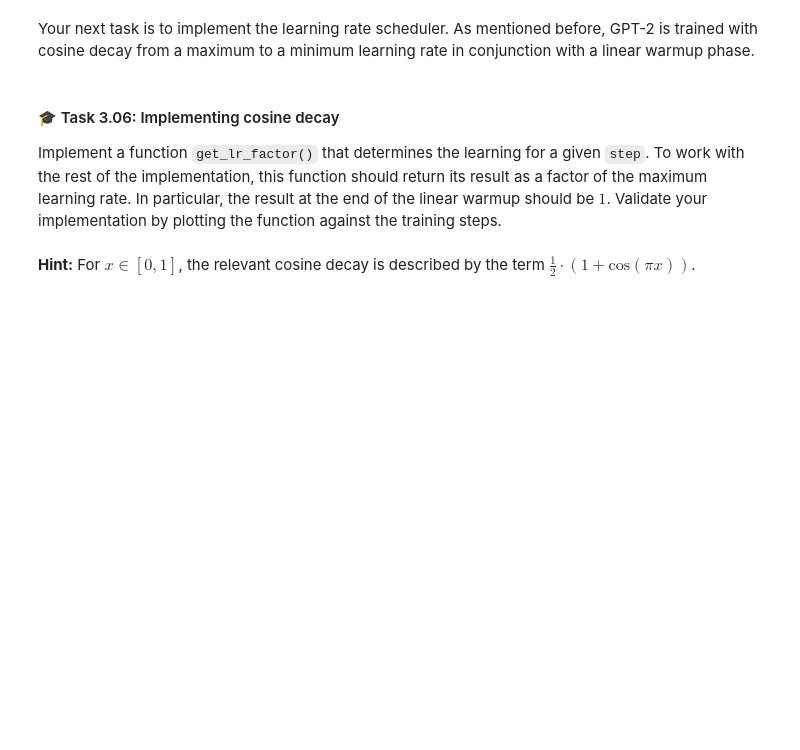
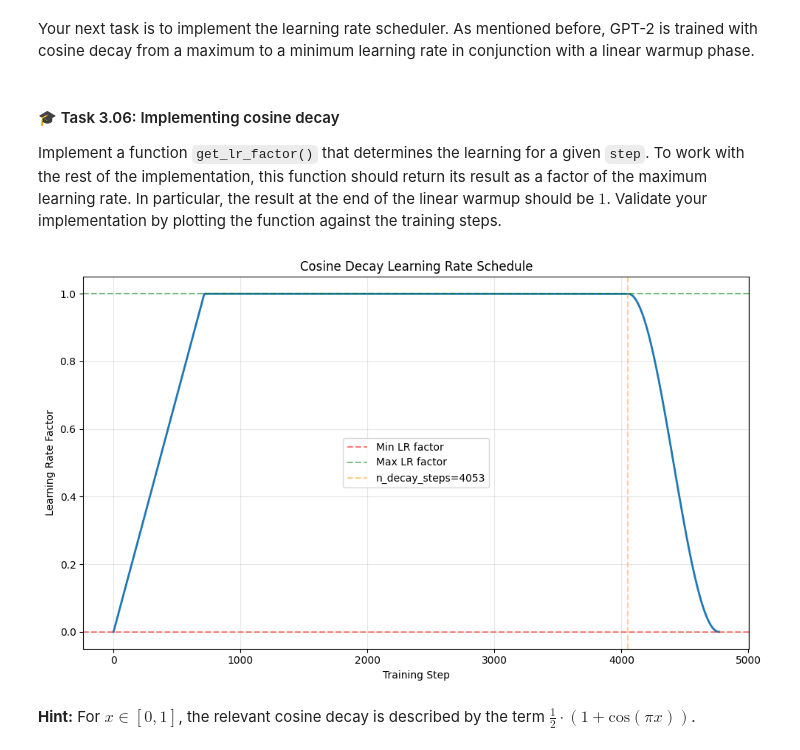
Before and after one commit to reinthal/ete387, a Jupyter notebook: labs/lab3/nlp-lab3.ipynb, the cells around one changed output. Cells and saved outputs as stored; diff of their text form; code cells hidden in the pictures; blank space fills up the shorter version.

```diff
--- a/labs/lab3/nlp-lab3.ipynb
+++ b/labs/lab3/nlp-lab3.ipynb
@@ -195,10 +349,40 @@ Your next task is to implement the learning rate scheduler. As mentioned before,
 #### 🎓 Task 3.06: Implementing cosine decay
 
 Implement a function `get_lr_factor()` that determines the learning for a given `step`. To work with the rest of the implementation, this function should return its result as a factor of the maximum learning rate. In particular, the result at the end of the linear warmup should be&nbsp;$1$. Validate your implementation by plotting the function against the training steps.
-# %%
-def get_lr_factor(step: int, config: TrainingConfig) -> float:
-    # TODO: Replace the next line with your own code
-    return 1.0
+# %%
+
+def get_lr_factor(step: int, config: TrainingConfig) -> float:
+    linear_warmup_x = step / config.n_warmup_steps
+    pi = math.pi
+
+    if step < config.n_warmup_steps:
+        # warm up phase
+        return linear_warmup_x
+    elif step < config.n_decay_steps:
+        # platue phase
+        return 1
+    else:
+        # decay phase
+        decay_x = (step - config.n_decay_steps) / (config.n_steps - config.n_decay_steps)
+        return 0.5 * (1 + math.cos(pi * decay_x))
+_config = TrainingConfig()
+steps = np.arange(0, _config.n_steps)
+lr_factors = [get_lr_factor(step, _config) for step in steps]
+
+plt.figure(figsize=(10, 6))
+plt.plot(steps, lr_factors, linewidth=2)
+plt.xlabel('Training Step')
+plt.ylabel('Learning Rate Factor')
+plt.title('Cosine Decay Learning Rate Schedule')
+plt.grid(True, alpha=0.3)
+plt.axhline(y=0, color='r', linestyle='--', alpha=0.5, label='Min LR factor')
+plt.axhline(y=1, color='g', linestyle='--', alpha=0.5, label='Max LR factor')
+plt.axvline(x=_config.n_decay_steps, color='orange', linestyle='--', alpha=0.5, label=f'n_decay_steps={_config.n_decay_steps}')
+plt.legend()
+plt.tight_layout()
+plt.show()
+# %% [output]
+[figure, added]
 # %% [markdown]
 **Hint:** For $x \in [0, 1]$, the relevant cosine decay is described by the term $\frac{1}{2} \cdot (1 + \text{cos}(\pi x))$.
 # %% [markdown]
```
Also changed, not shown: parts of 16 cells of this notebook, 3 other files.
